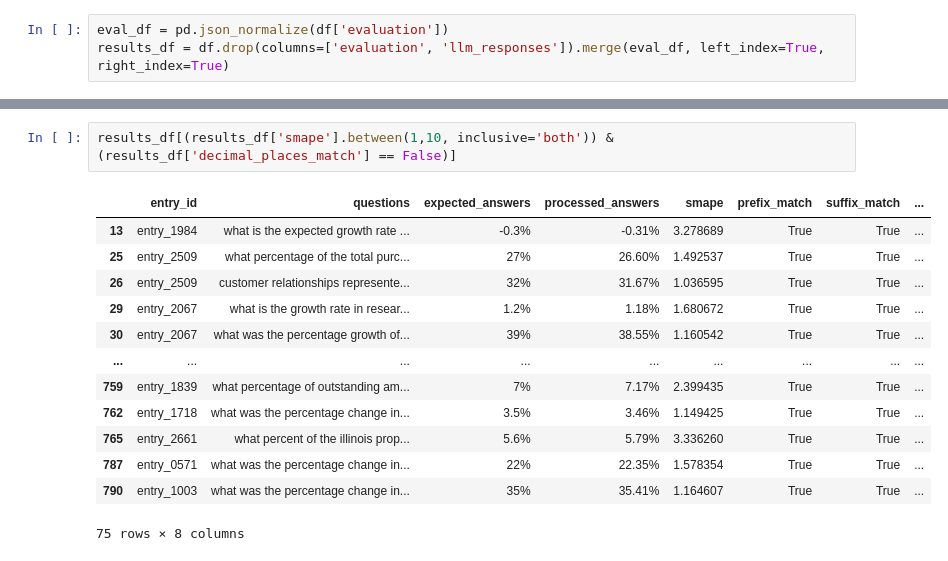
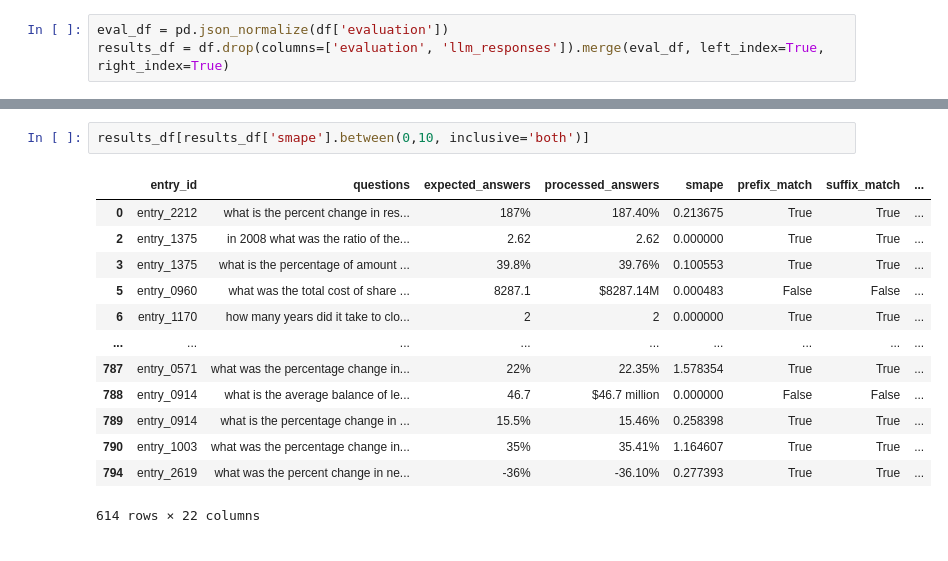
Before and after one commit to MahirManghnani/Technical-Asignment, a Jupyter notebook: notebooks/further_analysis.ipynb, the cells around one changed output, grey strips where cells are left out. Cells and saved outputs as stored; diff of their text form.

```diff
--- a/notebooks/further_analysis.ipynb
+++ b/notebooks/further_analysis.ipynb
@@ -100,17 +66,17 @@ results_df['smape'].hist(bins=100)
 # %%
-results_df[(results_df['smape'].between(1,10, inclusive='both')) & (results_df['decimal_places_match'] == False)]
+results_df[results_df['smape'].between(0,10, inclusive='both')]
 # %% [output]
 |  | entry_id | questions | expected_answers | processed_answers | smape | prefix_match | suffix_match | ... |
-| 13 | entry_1984 | what is the expected growth rate ... | -0.3% | -0.31% | 3.278689 | True | True | ... |
-| 25 | entry_2509 | what percentage of the total purc... | 27% | 26.60% | 1.492537 | True | True | ... |
-| 26 | entry_2509 | customer relationships represente... | 32% | 31.67% | 1.036595 | True | True | ... |
-| 29 | entry_2067 | what is the growth rate in resear... | 1.2% | 1.18% | 1.680672 | True | True | ... |
-| 30 | entry_2067 | what was the percentage growth of... | 39% | 38.55% | 1.160542 | True | True | ... |
+| 0 | entry_2212 | what is the percent change in res... | 187% | 187.40% | 0.213675 | True | True | ... |
+| 2 | entry_1375 | in 2008 what was the ratio of the... | 2.62 | 2.62 | 0.000000 | True | True | ... |
+| 3 | entry_1375 | what is the percentage of amount ... | 39.8% | 39.76% | 0.100553 | True | True | ... |
+| 5 | entry_0960 | what was the total cost of share ... | 8287.1 | $8287.14M | 0.000483 | False | False | ... |
+| 6 | entry_1170 | how many years did it take to clo... | 2 | 2 | 0.000000 | True | True | ... |
 | ... | ... | ... | ... | ... | ... | ... | ... | ... |
-| 759 | entry_1839 | what percentage of outstanding am... | 7% | 7.17% | 2.399435 | True | True | ... |
-| 762 | entry_1718 | what was the percentage change in... | 3.5% | 3.46% | 1.149425 | True | True | ... |
-| 765 | entry_2661 | what percent of the illinois prop... | 5.6% | 5.79% | 3.336260 | True | True | ... |
 | 787 | entry_0571 | what was the percentage change in... | 22% | 22.35% | 1.578354 | True | True | ... |
+| 788 | entry_0914 | what is the average balance of le... | 46.7 | $46.7 million | 0.000000 | False | False | ... |
+| 789 | entry_0914 | what is the percentage change in ... | 15.5% | 15.46% | 0.258398 | True | True | ... |
 | 790 | entry_1003 | what was the percentage change in... | 35% | 35.41% | 1.164607 | True | True | ... |
+| 794 | entry_2619 | what was the percent change in ne... | -36% | -36.10% | 0.277393 | True | True | ... |
-75 rows × 8 columns
+614 rows × 22 columns
 # %%
```
Also changed, not shown: parts of 14 cells of this notebook, 5 other files.
